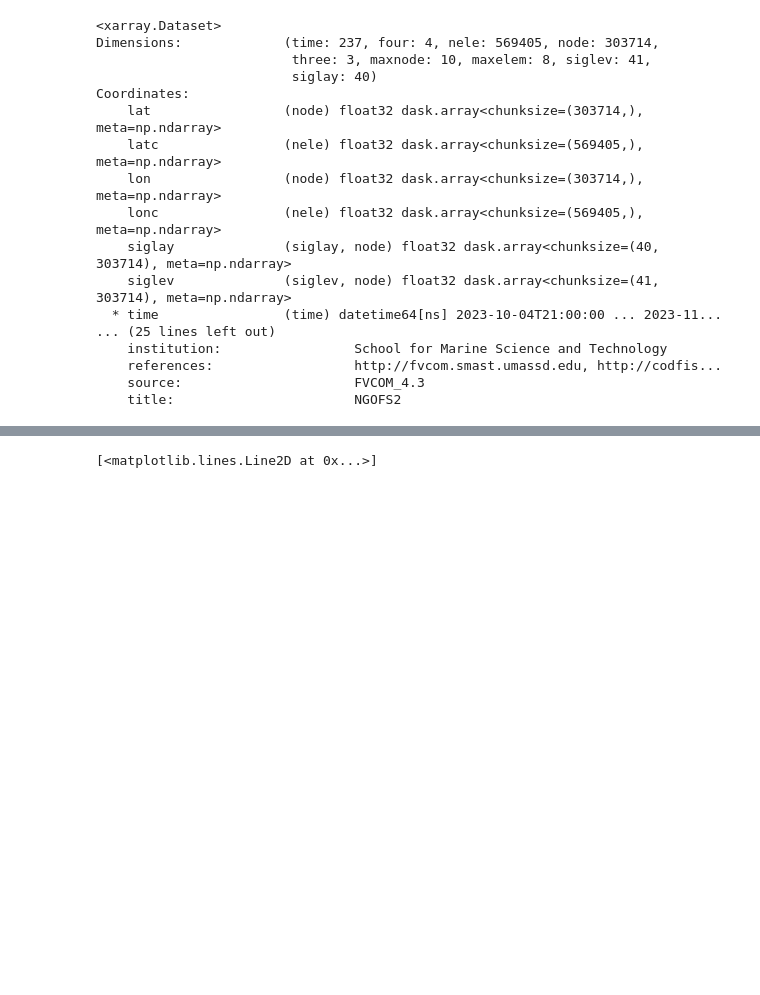
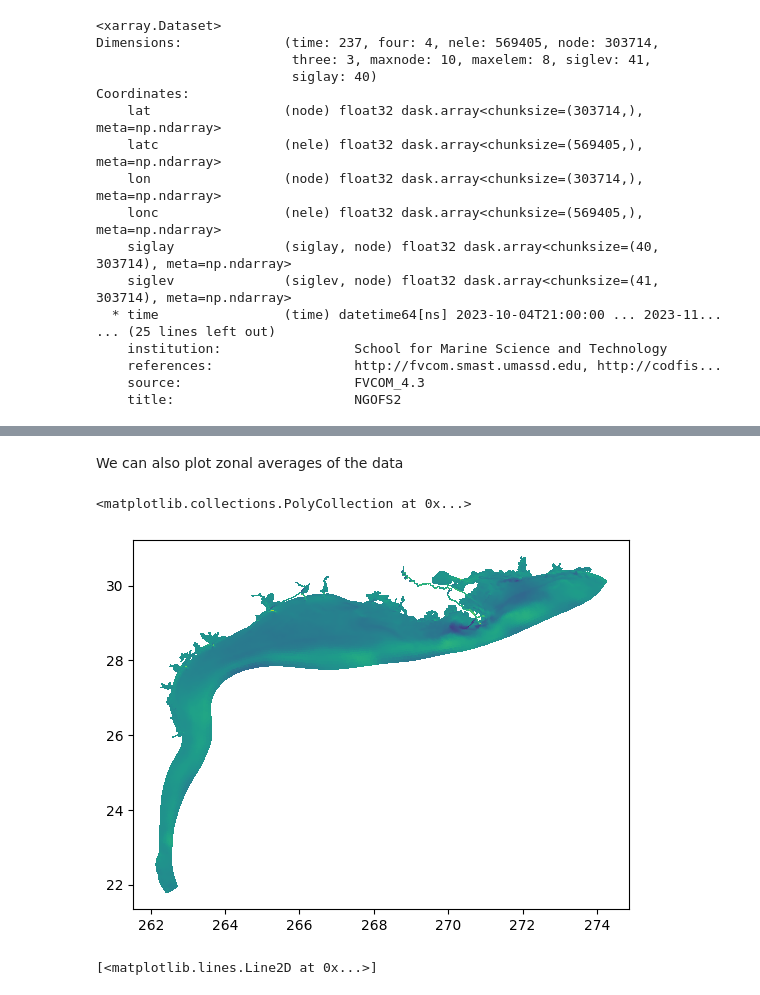
Before and after one commit to mpiannucci/ocean-notebooks, a Jupyter notebook: ngofs2_best.ipynb, the cells around one changed output, grey strips where cells are left out. Drawn from its saved outputs; the diff is of its cells as text; code cells hidden in the pictures; blank space fills up the shorter version.

```diff
--- a/ngofs2_best.ipynb
+++ b/ngofs2_best.ipynb
@@ -49,3 +52,17 @@ plt.tripcolor(tris, ds.h.isel(time=0), shading='flat')
+# %% [markdown]
+We can also plot zonal averages of the data
+# %%
+elem_count = ds.ntve.isel(time=0).values
+neighbors = ds.nbve.isel(time=0).values
+u_comp = ds.u.isel(time=0, siglay=0).values
+maskkk = (neighbors[:, :] > 0)
+
+u_nodal = np.sum(u_comp[neighbors[:, :] - 1], axis=0, where=maskkk) / elem_count
+
+plt.tripcolor(tris, u_nodal, shading='flat')
+# %% [output]
+<matplotlib.collections.PolyCollection at 0x...>
+[figure, added]
 # %%
 lng = np.deg2rad(ds.lon)
 lat = np.deg2rad(ds.lat)
```
Also changed, not shown: parts of 3 cells of this notebook.
